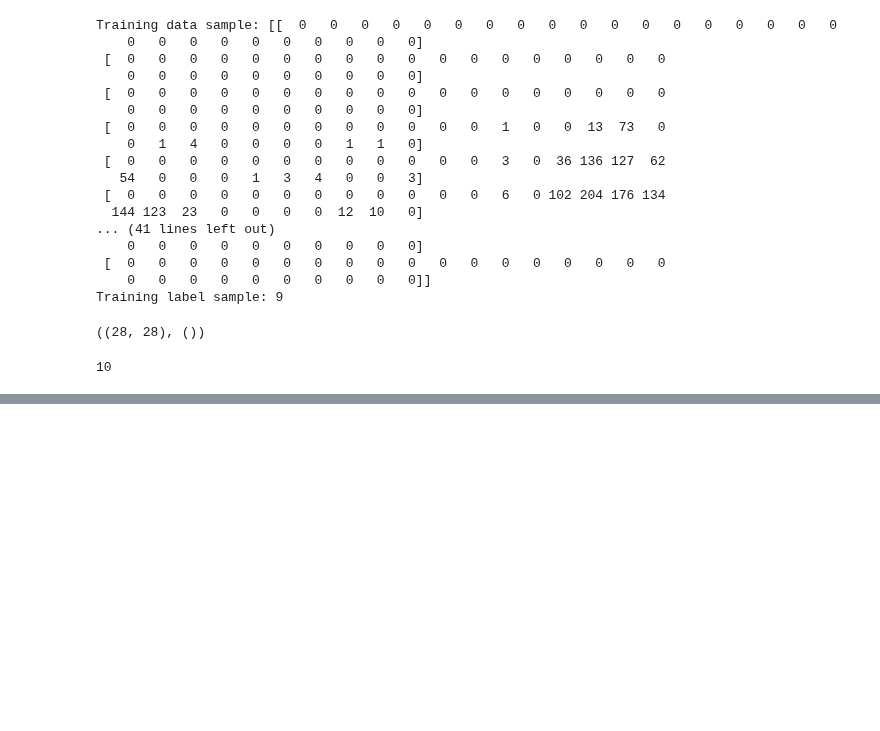
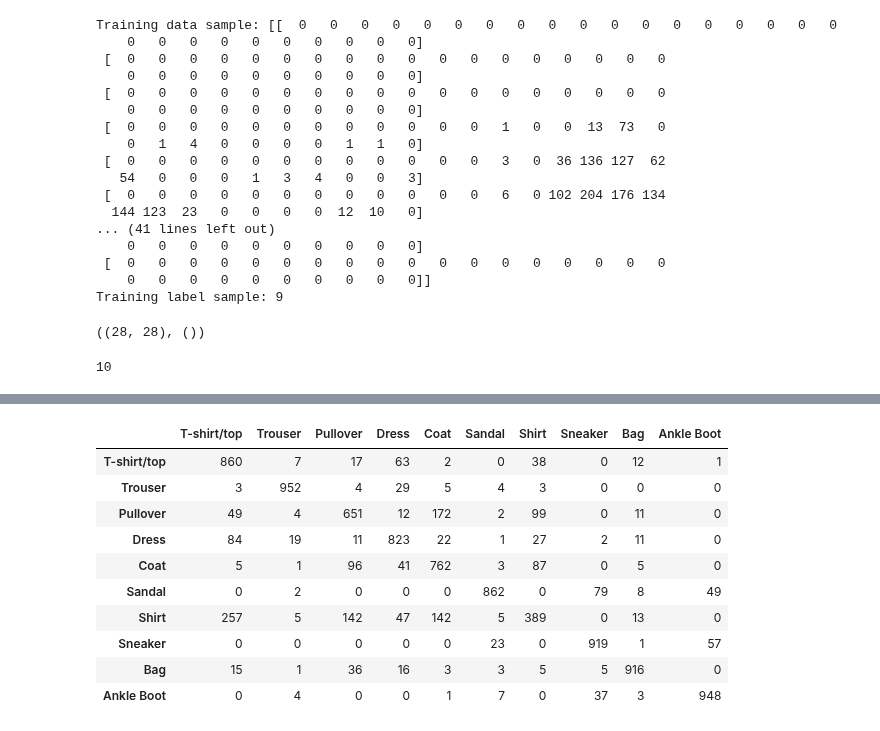
Before and after one commit to hiydavid/tfdev-learning, a Jupyter notebook: ZTM/notebooks/tfdev_02_neural_network_classification.ipynb, the cells around one changed output, grey strips where cells are left out. Cells and saved outputs as stored; diff of their text form; code cells hidden in the pictures; blank space fills up the shorter version.

```diff
--- a/ZTM/notebooks/tfdev_02_neural_network_classification.ipynb
+++ b/ZTM/notebooks/tfdev_02_neural_network_classification.ipynb
@@ -516,0 +681,22 @@ for i in range(4):
+# %%
+# rebuild model using best learning rate
+tf.random.set_seed(42)
+
+model_fm3 = tf.keras.Sequential([
+    tf.keras.layers.Flatten(input_shape=(28, 28)),
+    tf.keras.layers.Dense(4, activation='relu'),
+    tf.keras.layers.Dense(4, activation='relu'),
+    tf.keras.layers.Dense(10, activation='softmax'),
+])
+
+model_fm3.compile(
+    loss=tf.keras.losses.SparseCategoricalCrossentropy(),
+    optimizer=tf.keras.optimizers.Adam(learning_rate=0.001),
+    metrics=['accuracy']
+)
+
+model_fm3_history = model_fm3.fit(
+    train_data_norm, train_labels, epochs=20,
+    validation_data=(test_data_norm, test_labels),
+    callbacks=[lr_scheduler]
+)
@@ -516,0 +727,5 @@ for i in range(4):
+# %%
+# evaluate using confusion matrix
+y_preds_fm = model_fm3.predict(test_data_norm).argmax(axis=1)
+cm_fm = confusion_matrix(test_labels, y_preds_fm)
+cm_fm
@@ -516,0 +743,15 @@ for i in range(4):
+# %%
+# rename and reindex
+pd.DataFrame(cm_fm, columns=class_names, index=class_names)
+# %% [output]
+|  | T-shirt/top | Trouser | Pullover | Dress | Coat | Sandal | Shirt | Sneaker | Bag | Ankle Boot |
+| T-shirt/top | 860 | 7 | 17 | 63 | 2 | 0 | 38 | 0 | 12 | 1 |
+| Trouser | 3 | 952 | 4 | 29 | 5 | 4 | 3 | 0 | 0 | 0 |
+| Pullover | 49 | 4 | 651 | 12 | 172 | 2 | 99 | 0 | 11 | 0 |
+| Dress | 84 | 19 | 11 | 823 | 22 | 1 | 27 | 2 | 11 | 0 |
+| Coat | 5 | 1 | 96 | 41 | 762 | 3 | 87 | 0 | 5 | 0 |
+| Sandal | 0 | 2 | 0 | 0 | 0 | 862 | 0 | 79 | 8 | 49 |
+| Shirt | 257 | 5 | 142 | 47 | 142 | 5 | 389 | 0 | 13 | 0 |
+| Sneaker | 0 | 0 | 0 | 0 | 0 | 23 | 0 | 919 | 1 | 57 |
+| Bag | 15 | 1 | 36 | 16 | 3 | 3 | 5 | 5 | 916 | 0 |
+| Ankle Boot | 0 | 4 | 0 | 0 | 1 | 7 | 0 | 37 | 3 | 948 |
```
Also changed, not shown: parts of 30 cells of this notebook.
